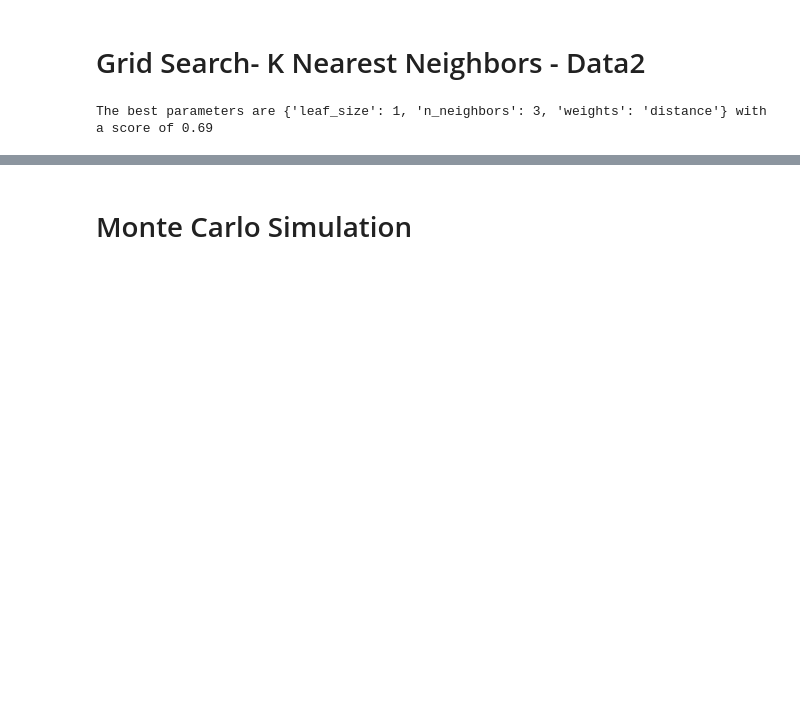
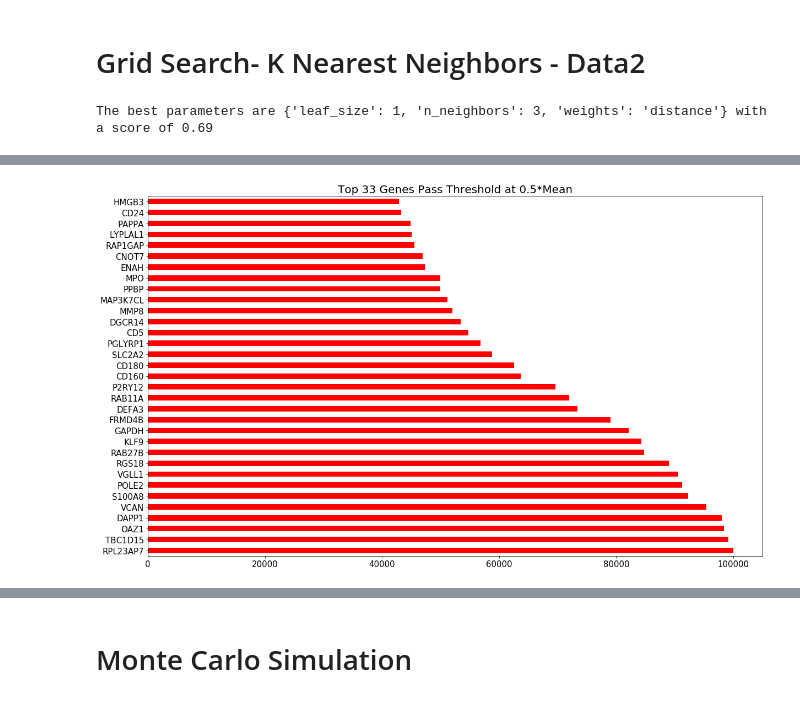
Before and after one commit to JLMarin64/Capstone, a Jupyter notebook: pregnancy_cfRNA/Capstone Exploratory Analysis3.ipynb, the cells around one changed output, grey strips where cells are left out. Drawn from its saved outputs; the diff is of its cells as text; code cells hidden in the pictures; blank space fills up the shorter version.

```diff
--- a/pregnancy_cfRNA/Capstone Exploratory Analysis3.ipynb
+++ b/pregnancy_cfRNA/Capstone Exploratory Analysis3.ipynb
@@ -602,0 +634,27 @@ The best parameters are {'leaf_size': 1, 'n_neighbors': 3, 'weights': 'distance'
+# %%
+base = pd.Series(0,X2_train_normalized.columns)
+
+for i in range(100000):
+    model2 = ExtraTreesRegressor()
+    model2.fit(X2_train_normalized,y2_train_regressor)
+    sfm = SelectFromModel(model2, prefit = True, threshold = '0.5*mean')
+    n_features = sfm.transform(X2_train_normalized).shape[1]
+    #print('Number of feature selected:')
+    #print(n_features)
+    order_features = pd.Series(model2.feature_importances_, index=X2_train_normalized.columns).nlargest(n_features)
+    #print(order_features)
+    Name_features=pd.Series(1, index=order_features.index)
+
+    if i ==0:
+        test3use1 = base.add(Name_features,fill_value=0)
+        numFeatures3use1 = n_features
+    else:
+        test3use1 = test3use1.add(Name_features,fill_value = 0)
+        numFeatures3use1 = numFeatures3use1 + n_features
+
+#print(test/1000)
+avgnum3use1 = int(numFeatures3use1/100000)
+
+test3use1.nlargest(avgnum3use1).plot(kind='barh', title = 'Top %i Genes Pass Threshold at 0.5*Mean'%avgnum3use1,color="red",rot=0, fontsize =15).title.set_size(20)
+# %% [output]
+[figure, added]
```
Also changed, not shown: parts of 10 cells of this notebook.
